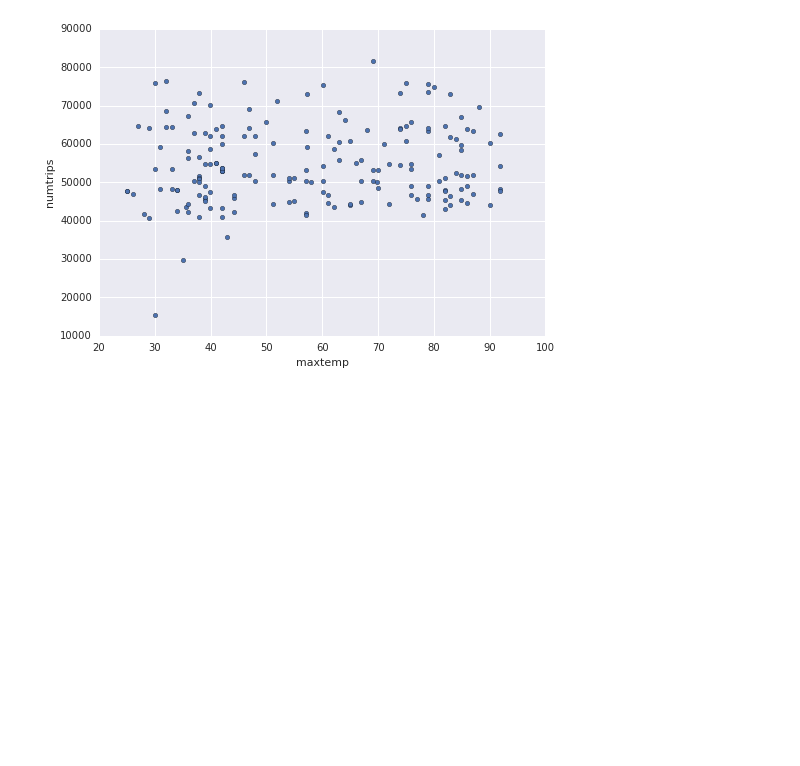
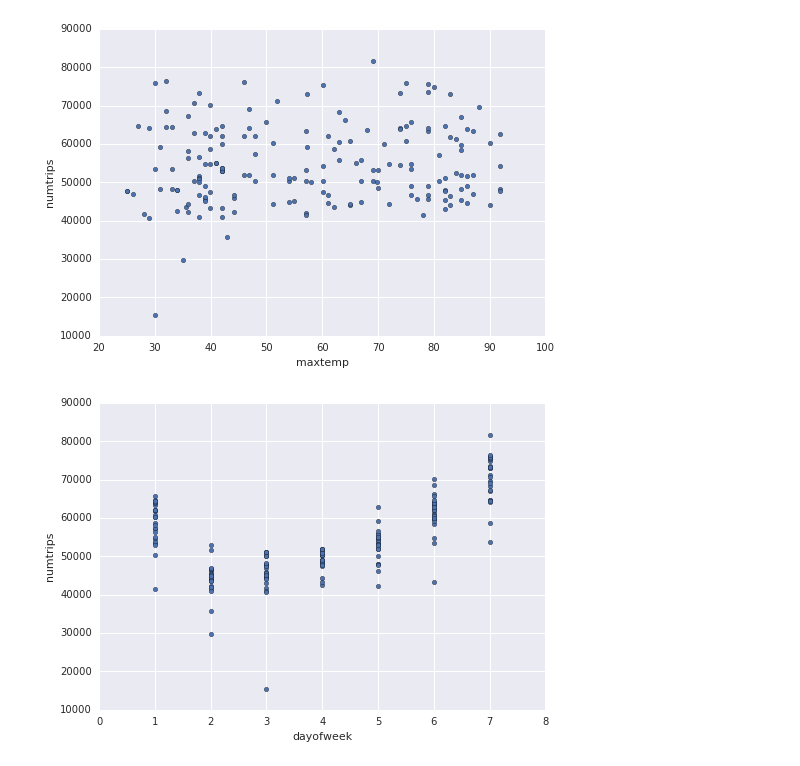
Before and after one commit to SofianeMAZEGHRANE/GPB, a Jupyter notebook: Untitled Notebook.ipynb, the cells around one changed output. Cells and saved outputs as stored; diff of their text form; code cells hidden in the pictures; blank space fills up the shorter version.

```diff
--- a/Untitled Notebook.ipynb
+++ b/Untitled Notebook.ipynb
@@ -82,3 +82,7 @@ data[:5]
 j = data.plot(kind='scatter', x='maxtemp', y='numtrips')
 # %% [output]
 [figure]
+# %%
+j = data.plot(kind='scatter', x='dayofweek', y='numtrips')
+# %% [output]
+[figure, added]
```
